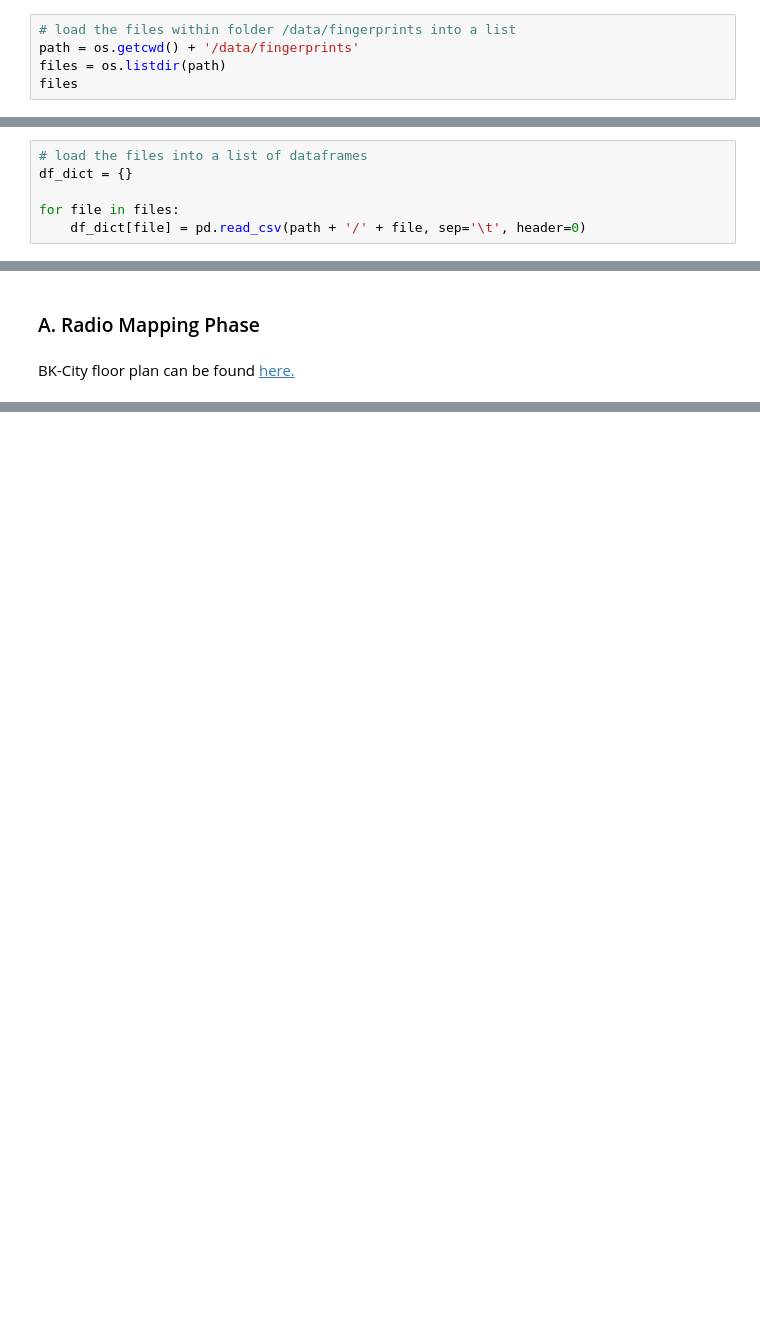
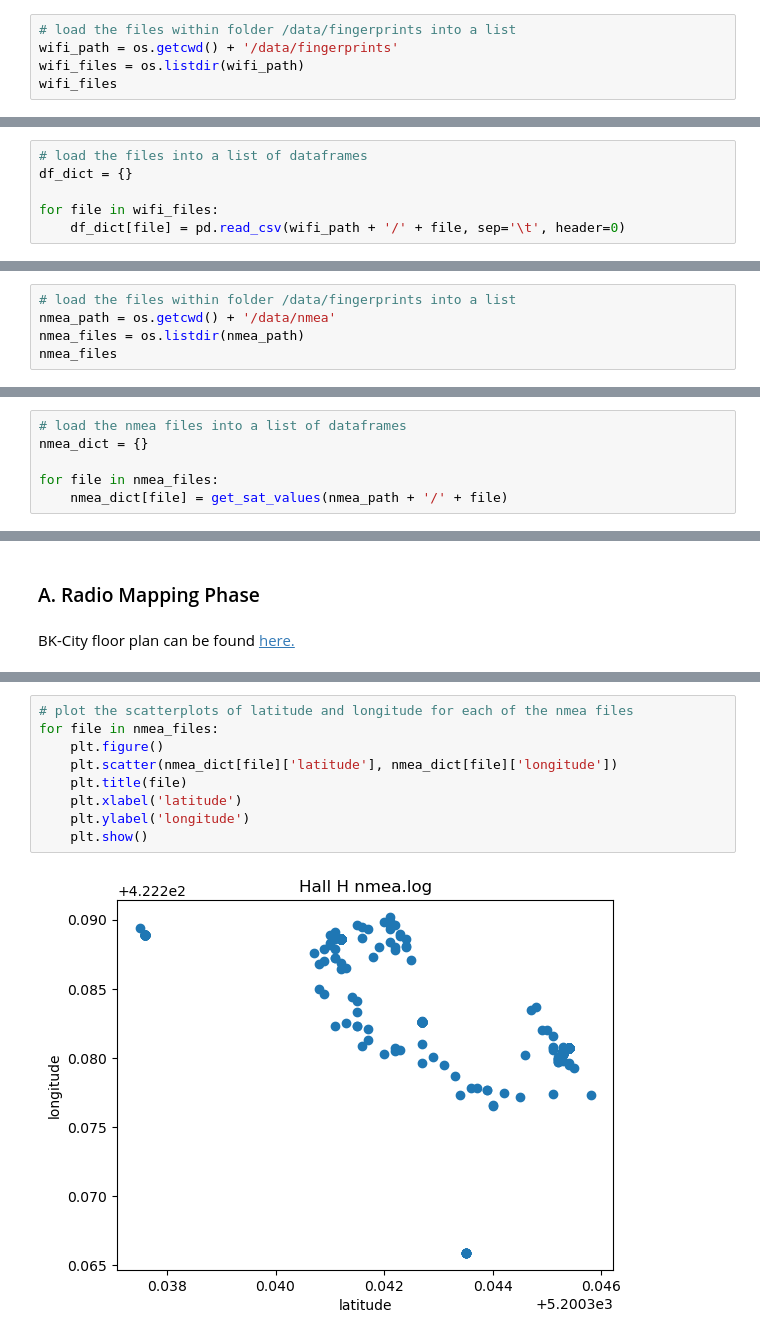
Before and after one commit to Nelis5174473/Wi-Fi-Fingerprinting-GEO1003, a Jupyter notebook: Analysis.ipynb, the cells around one changed output, grey strips where cells are left out. Cells and saved outputs as stored; diff of their text form; blank space fills up the shorter version.

Commit message:
scatterplots of nmea files

```diff
--- a/Analysis.ipynb
+++ b/Analysis.ipynb
@@ -15,8 +18,8 @@ import os
 # %%
 # load the files within folder /data/fingerprints into a list
-path = os.getcwd() + '/data/fingerprints'
-files = os.listdir(path)
-files
+wifi_path = os.getcwd() + '/data/fingerprints'
+wifi_files = os.listdir(wifi_path)
+wifi_files
 # %% [output]
 ['Ketelhuis side room.txt',
  'Serre 2023-12-08 10-53-11.txt',
@@ -38,8 +41,8 @@ files
 # load the files into a list of dataframes
 df_dict = {}
 
-for file in files:
-    df_dict[file] = pd.read_csv(path + '/' + file, sep='\t', header=0)
+for file in wifi_files:
+    df_dict[file] = pd.read_csv(wifi_path + '/' + file, sep='\t', header=0)
 # %%
 df_dict["BG+ half-floor.txt"]
 # %% [output]
@@ -74,0 +112,5 @@ df_dict['Stairway (near Hall U) 2023-12-12 12-59-18.txt']
+# %%
+# load the files within folder /data/fingerprints into a list
+nmea_path = os.getcwd() + '/data/nmea'
+nmea_files = os.listdir(nmea_path)
+nmea_files
@@ -74,0 +122,6 @@ df_dict['Stairway (near Hall U) 2023-12-12 12-59-18.txt']
+# %%
+# load the nmea files into a list of dataframes
+nmea_dict = {}
+
+for file in nmea_files:
+    nmea_dict[file] = get_sat_values(nmea_path + '/' + file)
@@ -78,0 +150,11 @@ BK-City floor plan can be found [here.](https://www.tudelft.nl/bk/over-faculteit
+# %%
+# plot the scatterplots of latitude and longitude for each of the nmea files
+for file in nmea_files:
+    plt.figure()
+    plt.scatter(nmea_dict[file]['latitude'], nmea_dict[file]['longitude'])
+    plt.title(file)
+    plt.xlabel('latitude')
+    plt.ylabel('longitude')
+    plt.show()
+# %% [output]
+[figure, added]
```
Also changed, not shown: parts of 8 cells of this notebook.
